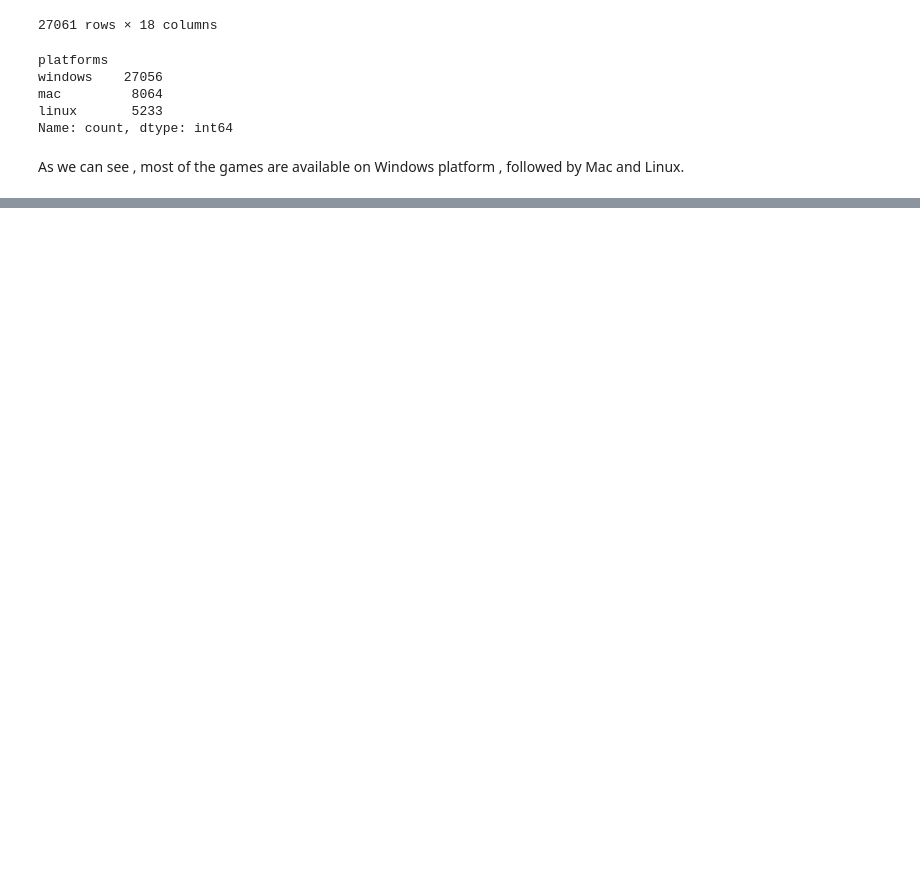
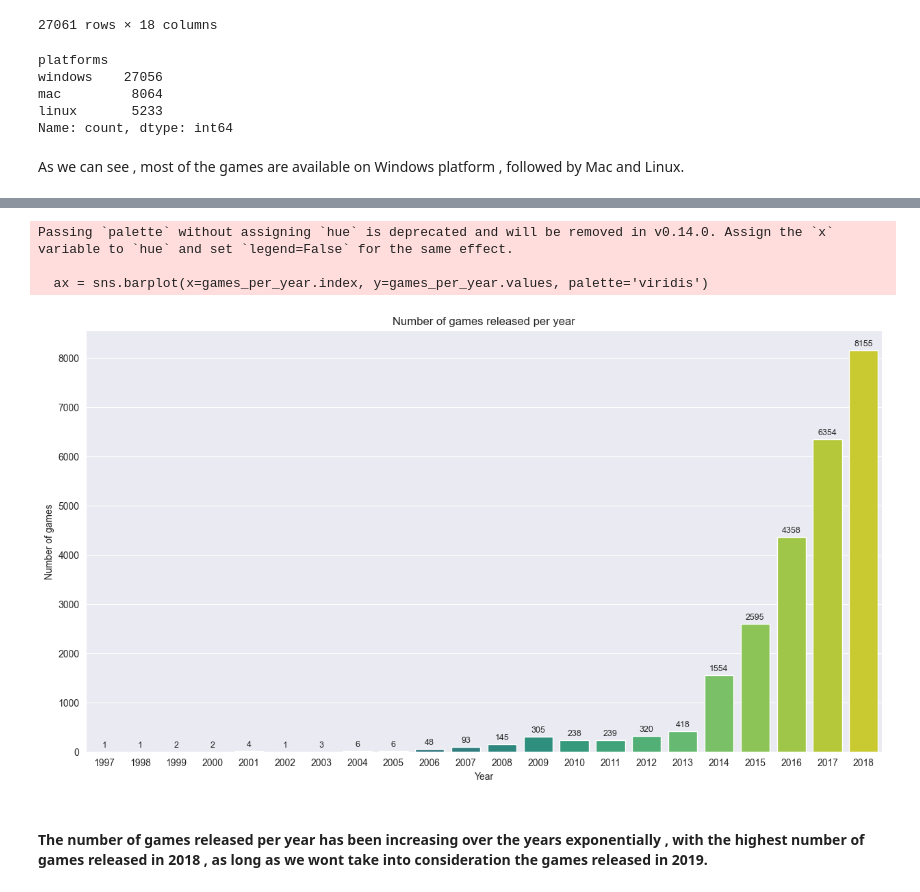
Before and after one commit to K1ko/SteamStoreGames-Analysis, a Jupyter notebook: EDA.ipynb, the cells around one changed output, grey strips where cells are left out. Cells and saved outputs as stored; diff of their text form; code cells hidden in the pictures; blank space fills up the shorter version.

Commit message:
:sparkles: Added games released per year graph with labeled data

```diff
--- a/EDA.ipynb
+++ b/EDA.ipynb
@@ -221,3 +221,6 @@ linux       5233
 Name: count, dtype: int64
 # %% [markdown]
 As we can see , most of the games are available on Windows platform , followed by Mac and Linux.
+# %%
+# Dropping the games released in 2019 , so it doesn't affect the analysis
+df = df[df['release_date'].str.contains('2019') == False]
@@ -223,0 +243,3 @@ As we can see , most of the games are available on Windows platform , followed b
+# %%
+# Creating a new column named player_base , which only takes the lower bound of the owners column, so the data is more readable
+df['player_base'] = df['owners'].str.split('-').str[0]
@@ -223,0 +283,4 @@ As we can see , most of the games are available on Windows platform , followed b
+# %%
+# splitting columns with multiple values into lists
+df['categories'] = df['categories'].str.split(';')
+df['steamspy_tags'] = df['steamspy_tags'].str.split(';')
@@ -223,0 +314,6 @@ As we can see , most of the games are available on Windows platform , followed b
+# %%
+release_year = df['release_date'].str.split('-').str[0]
+df['release_year'] = release_year
+# change the data type to int
+df['release_year'] = df['release_year'].astype(int)
+games_per_year = df['release_year'].value_counts().sort_index()
@@ -223,0 +331,19 @@ As we can see , most of the games are available on Windows platform , followed b
+# %%
+
+plt.figure(figsize=(15,8))
+
+
+ax = sns.barplot(x=games_per_year.index, y=games_per_year.values, palette='viridis')
+for i, v in enumerate(games_per_year.values):
+    ax.text(i, v+50, str(v), ha='center', va='bottom', fontsize=9)
+plt.title('Number of games released per year')
+plt.xlabel('Year')
+plt.ylabel('Number of games')
+plt.show()
+# %% [output]
+Passing `palette` without assigning `hue` is deprecated and will be removed in v0.14.0. Assign the `x` variable to `hue` and set `legend=False` for the same effect.
+
+  ax = sns.barplot(x=games_per_year.index, y=games_per_year.values, palette='viridis')
+[figure, added]
+# %% [markdown]
+#### The number of games released per year has been increasing over the years exponentially , with the highest number of games released in 2018 , as long as we wont take into consideration the games released in 2019.
```
Also changed, not shown: parts of 12 cells of this notebook.
